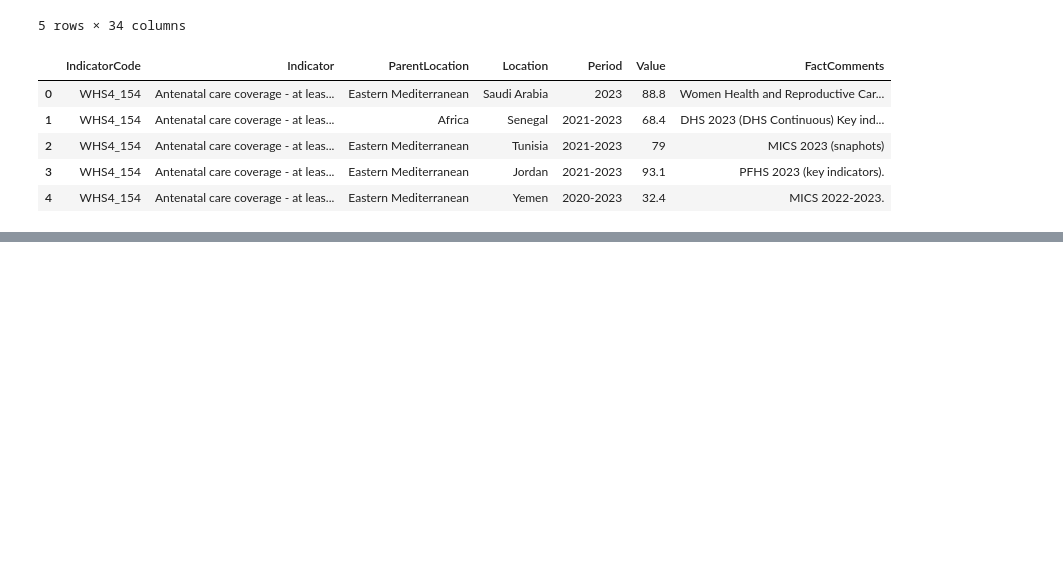
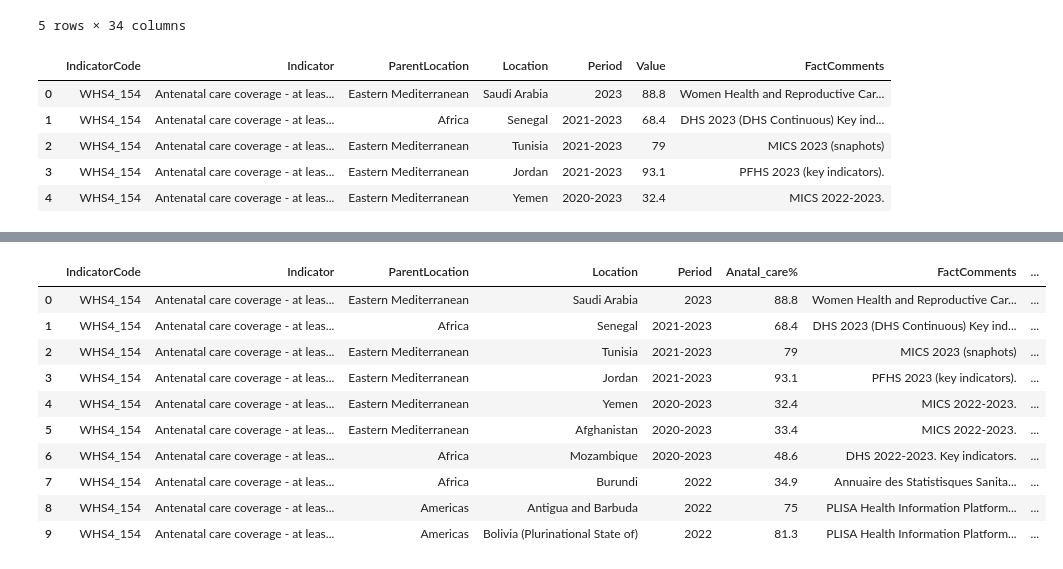
Before and after one commit to laurar9889/Project_3_Team_1, a Jupyter notebook: main_file.ipynb, the cells around one changed output, grey strips where cells are left out. Cells and saved outputs as stored; diff of their text form; code cells hidden in the pictures; blank space fills up the shorter version.

```diff
--- a/main_file.ipynb
+++ b/main_file.ipynb
@@ -731,0 +941,17 @@ cleaned_care_coverage_df.rename(columns={'Value': 'Anatal_care%'}, inplace=True)
+# %%
+#IA# replacing null values by zero
+#Cleaned_Data['Year_Ending'] = Cleaned_Data['Year_Ending'].fillna(0)
+cleaned_care_coverage_df['Year_Ending'] = cleaned_care_coverage_df['Year_Ending'].fillna(cleaned_care_coverage_df['Starting_Year'])
+cleaned_care_coverage_df.head(10)
+# %% [output]
+|  | IndicatorCode | Indicator | ParentLocation | Location | Period | Anatal_care% | FactComments | ... |
+| 0 | WHS4_154 | Antenatal care coverage - at leas... | Eastern Mediterranean | Saudi Arabia | 2023 | 88.8 | Women Health and Reproductive Car... | ... |
+| 1 | WHS4_154 | Antenatal care coverage - at leas... | Africa | Senegal | 2021-2023 | 68.4 | DHS 2023 (DHS Continuous) Key ind... | ... |
+| 2 | WHS4_154 | Antenatal care coverage - at leas... | Eastern Mediterranean | Tunisia | 2021-2023 | 79 | MICS 2023 (snaphots) | ... |
+| 3 | WHS4_154 | Antenatal care coverage - at leas... | Eastern Mediterranean | Jordan | 2021-2023 | 93.1 | PFHS 2023 (key indicators). | ... |
+| 4 | WHS4_154 | Antenatal care coverage - at leas... | Eastern Mediterranean | Yemen | 2020-2023 | 32.4 | MICS 2022-2023. | ... |
+| 5 | WHS4_154 | Antenatal care coverage - at leas... | Eastern Mediterranean | Afghanistan | 2020-2023 | 33.4 | MICS 2022-2023. | ... |
+| 6 | WHS4_154 | Antenatal care coverage - at leas... | Africa | Mozambique | 2020-2023 | 48.6 | DHS 2022-2023. Key indicators. | ... |
+| 7 | WHS4_154 | Antenatal care coverage - at leas... | Africa | Burundi | 2022 | 34.9 | Annuaire des Statistisques Sanita... | ... |
+| 8 | WHS4_154 | Antenatal care coverage - at leas... | Americas | Antigua and Barbuda | 2022 | 75 | PLISA Health Information Platform... | ... |
+| 9 | WHS4_154 | Antenatal care coverage - at leas... | Americas | Bolivia (Plurinational State of) | 2022 | 81.3 | PLISA Health Information Platform... | ... |
```
Also changed, not shown: parts of 27 cells of this notebook.
